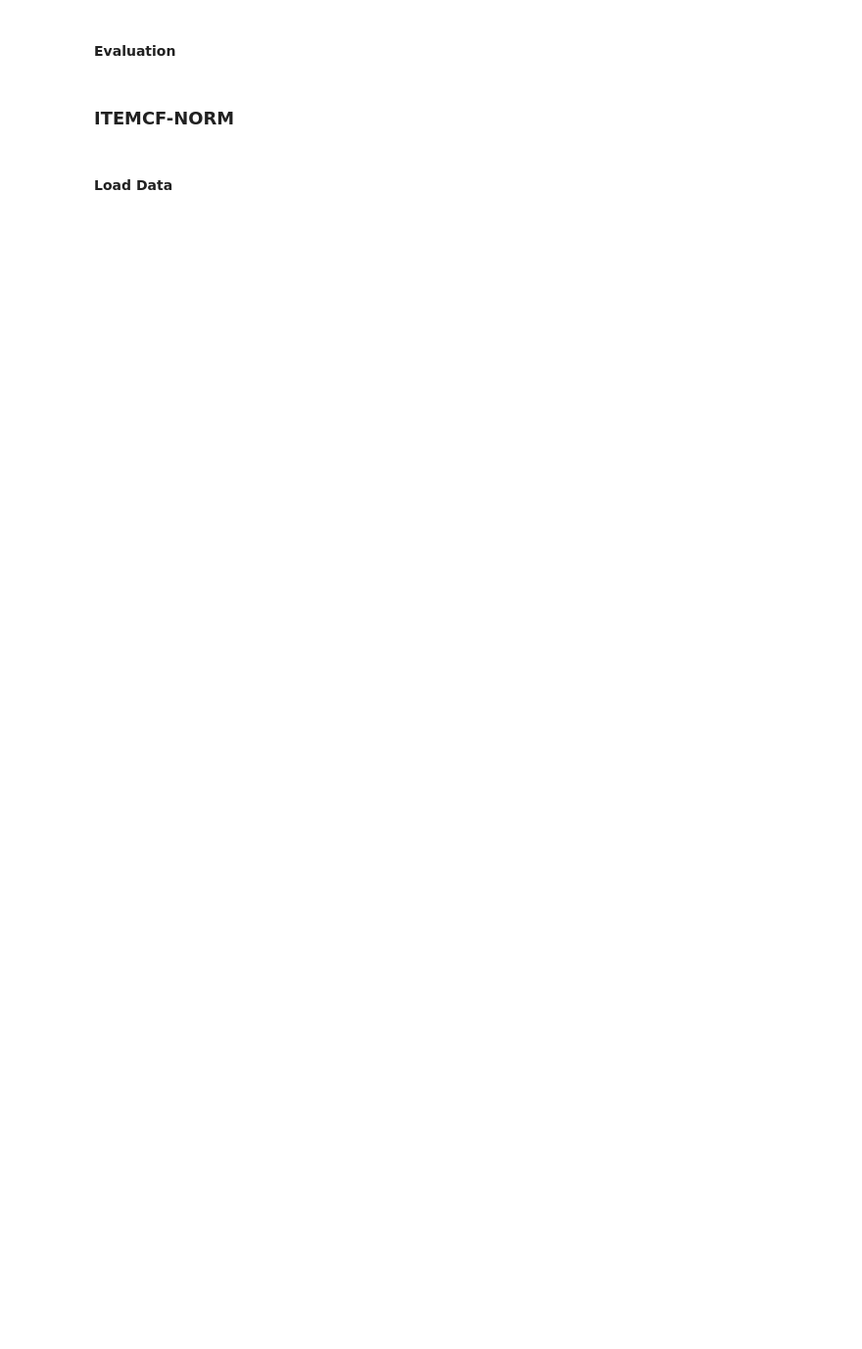
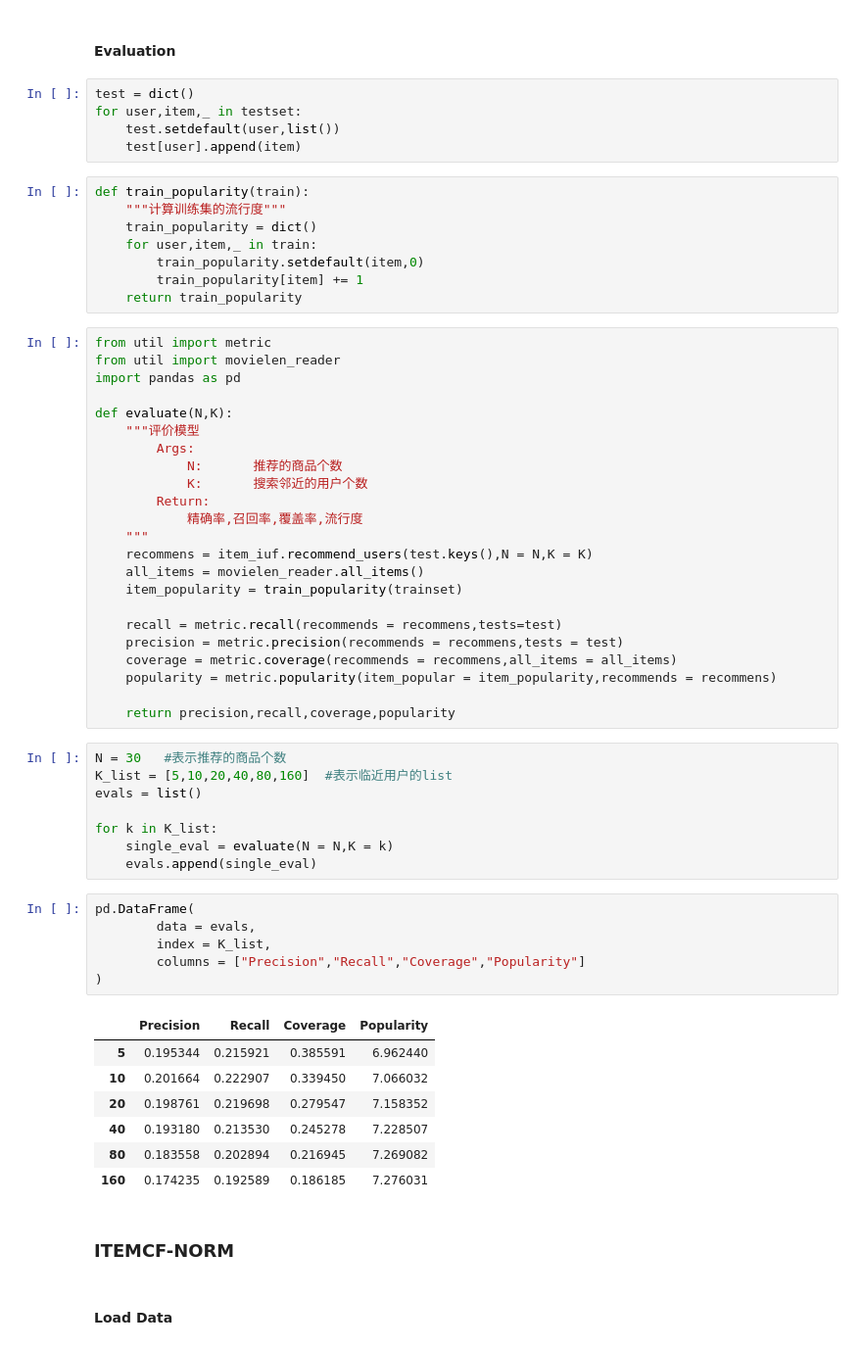
Before and after one commit to qcymkxyc/RecSys, a Jupyter notebook: Recommend System.ipynb, the cells around one changed output. Shown at 98% size. Saved outputs shown, nothing was run; the diff lists cells and outputs as text; blank space fills up the shorter version.

```diff
--- a/Recommend System.ipynb
+++ b/Recommend System.ipynb
@@ -370,5 +396,63 @@ pd.DataFrame(
 # %% [markdown]
 #### Evaluation
+# %%
+test = dict()
+for user,item,_ in testset:
+    test.setdefault(user,list())
+    test[user].append(item)
+# %%
+def train_popularity(train):
+    """计算训练集的流行度"""
+    train_popularity = dict()
+    for user,item,_ in train:
+        train_popularity.setdefault(item,0)
+        train_popularity[item] += 1
+    return train_popularity
+# %%
+from util import metric
+from util import movielen_reader
+import pandas as pd
+
+def evaluate(N,K):
+    """评价模型
+        Args:
+            N:　　　　推荐的商品个数
+            K:　　　　搜索邻近的用户个数
+        Return:
+            精确率,召回率,覆盖率,流行度
+    """
+    recommens = item_iuf.recommend_users(test.keys(),N = N,K = K)
+    all_items = movielen_reader.all_items()
+    item_popularity = train_popularity(trainset)
+
+    recall = metric.recall(recommends = recommens,tests=test)
+    precision = metric.precision(recommends = recommens,tests = test)
+    coverage = metric.coverage(recommends = recommens,all_items = all_items)
+    popularity = metric.popularity(item_popular = item_popularity,recommends = recommens)
+
+    return precision,recall,coverage,popularity
+# %%
+N = 30   #表示推荐的商品个数
+K_list = [5,10,20,40,80,160]  #表示临近用户的list
+evals = list()
+
+for k in K_list:
+    single_eval = evaluate(N = N,K = k)
+    evals.append(single_eval)
+# %%
+pd.DataFrame(
+        data = evals,
+        index = K_list,
+        columns = ["Precision","Recall","Coverage","Popularity"]
+)
+# %% [output]
+|  | Precision | Recall | Coverage | Popularity |
+| 5 | 0.195344 | 0.215921 | 0.385591 | 6.962440 |
+| 10 | 0.201664 | 0.222907 | 0.339450 | 7.066032 |
+| 20 | 0.198761 | 0.219698 | 0.279547 | 7.158352 |
+| 40 | 0.193180 | 0.213530 | 0.245278 | 7.228507 |
+| 80 | 0.183558 | 0.202894 | 0.216945 | 7.269082 |
+| 160 | 0.174235 | 0.192589 | 0.186185 | 7.276031 |
 # %% [markdown]
 ### ITEMCF-NORM
 # %% [markdown]
```
Also changed, not shown: parts of 10 cells of this notebook, 2 other files.
